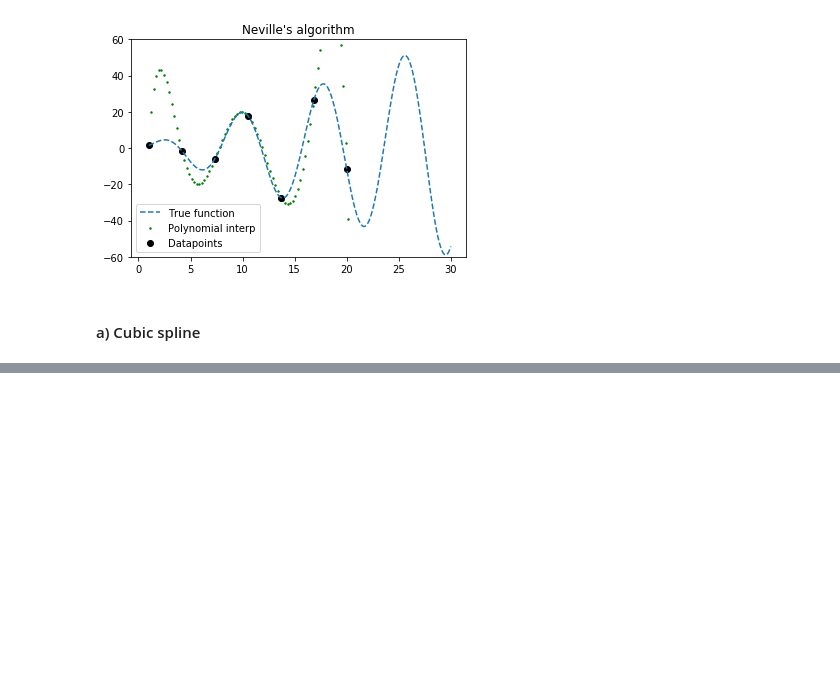
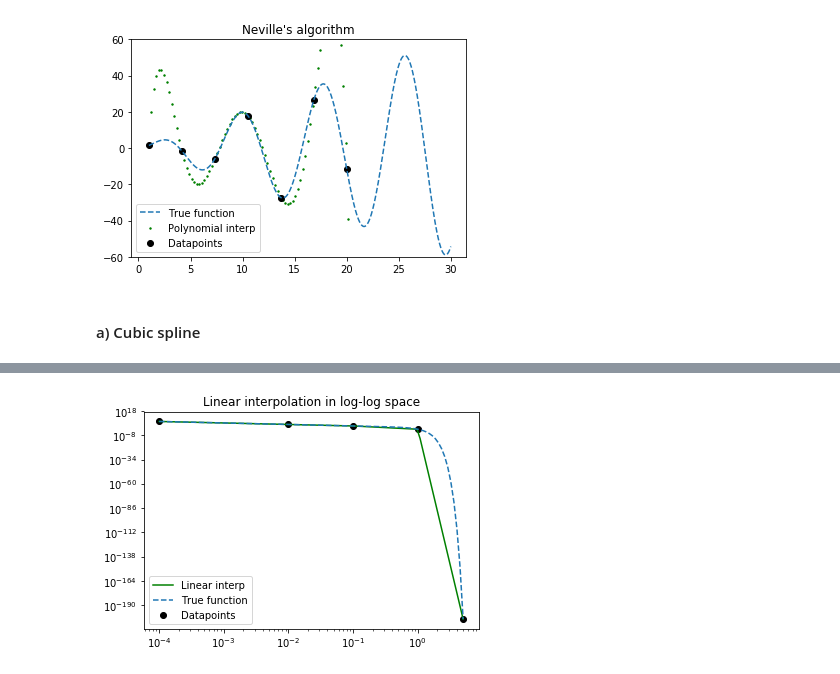
Before and after one commit to ErikOsinga/numerical_recipies, a Jupyter notebook: tutorial1/Tutorial_1.ipynb, the cells around one changed output, grey strips where cells are left out. Drawn from its saved outputs; the diff is of its cells as text; code cells hidden in the pictures; blank space fills up the shorter version.

```diff
--- a/tutorial1/Tutorial_1.ipynb
+++ b/tutorial1/Tutorial_1.ipynb
@@ -129,0 +204,32 @@ SyntaxError: invalid syntax (<ipython-input-11-045ff8120a53>, line 14)
+# %%
+# Fit a linear model to the function in log-log space
+#a, b, c = (1.3879482885811734, 1.9278450364977295, 2.901790176457339)
+a, b, c = (1.3879482885811734, 0.6, 2.901790176457339)
+
+A = 0.06469019845387262
+Nsat = 100
+
+function = lambda x: densprofile(x,a,b,c,A=A,Nsat=Nsat
+                                     ,spherical=False)
+points = np.array([1e-4, 1e-2, 1e-1, 1, 5])
+logfunc = lambda x: np.log(function(x))
+
+x_interp, y_interp = linear_interpolation(points,logfunc
+                            , 100, 1e-4, 5, logx=True)
+# Transform back to linear space
+x_interp = np.exp(x_interp)
+y_interp = np.exp(y_interp)
+
+ypoints = function(points)
+
+plt.plot(x_interp,y_interp,
+            label='Linear interp',c='g')
+plt.plot(x_interp, function(x_interp),label='True function', ls='dashed')
+plt.scatter(points,ypoints, c='k',label='Datapoints')
+plt.legend()
+plt.title('Linear interpolation in log-log space')
+plt.xscale('log')
+plt.yscale('log')
+plt.show();
+# %% [output]
+[figure, added]
```
Also changed, not shown: parts of 11 cells of this notebook, 2 other files.
